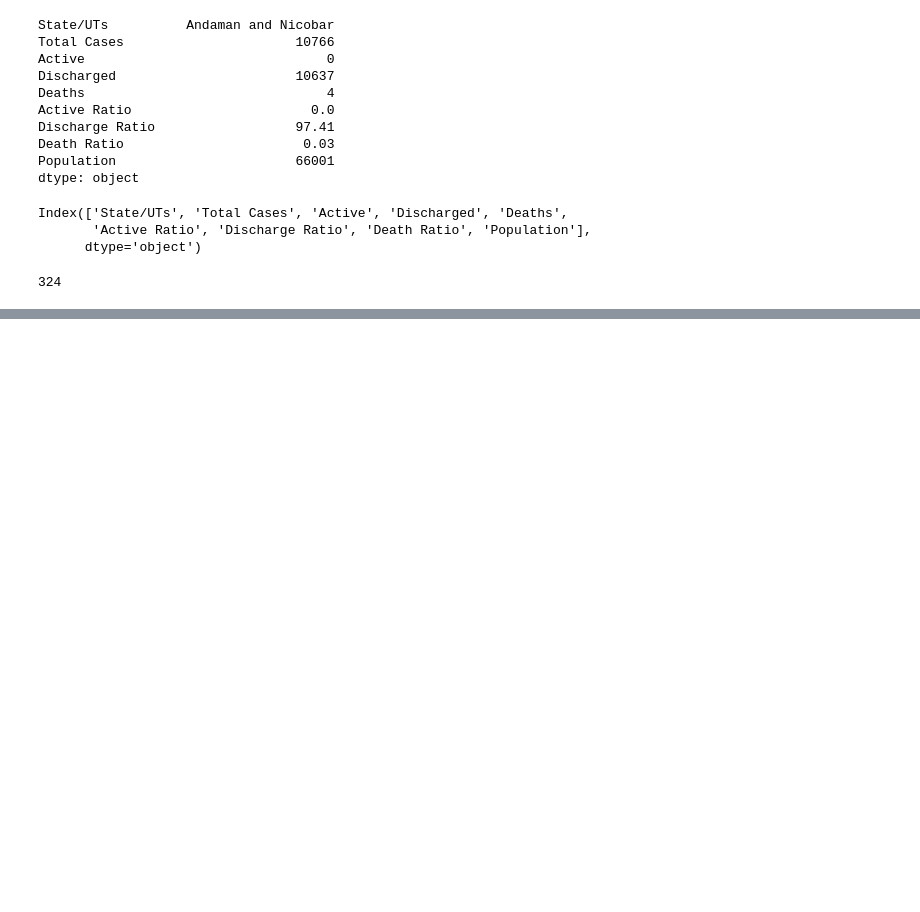
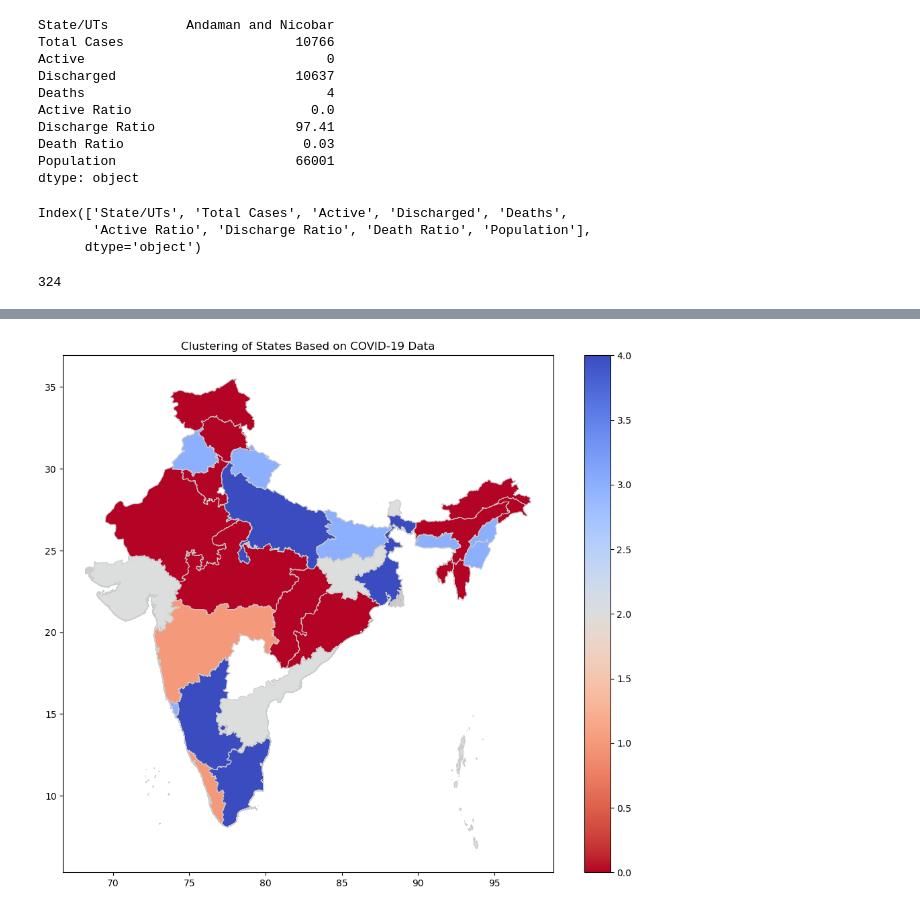
Before and after one commit to logesh-001/Covid_analysis, a Jupyter notebook: Covid.ipynb, the cells around one changed output, grey strips where cells are left out. Cells and saved outputs as stored; diff of their text form; code cells hidden in the pictures; blank space fills up the shorter version.

```diff
--- a/Covid.ipynb
+++ b/Covid.ipynb
@@ -87,0 +168,30 @@ plt.show()
+# %%
+import pandas as pd
+from sklearn.preprocessing import StandardScaler
+from sklearn.cluster import KMeans
+import matplotlib.pyplot as plt
+import geopandas as gpd
+  # Replace with actual shapefile path
+
+# Step 2: Select relevant columns for clustering
+features = data[['Death Ratio', 'Total Cases', 'Discharged', 'Population']]
+
+# Step 3: Standardize the features (important for clustering algorithms)
+scaler = StandardScaler()
+scaled_features = scaler.fit_transform(features)
+
+# Step 4: Apply KMeans clustering
+kmeans = KMeans(n_clusters=5, random_state=42)  # 3 clusters as an example
+data['Cluster'] = kmeans.fit_predict(scaled_features)
+
+# Step 5: Merge the clustering result with the geographical data
+merged_data = india_map.set_index('NAME_1').join(data.set_index('State/UTs'))
+
+# Step 6: Plot the clusters on a map
+fig, ax = plt.subplots(1, 1, figsize=(12, 10))
+merged_data.plot(column='Cluster', cmap='coolwarm_r', linewidth=0.8, ax=ax, edgecolor='0.8', legend=True)
+
+plt.title('Clustering of States Based on COVID-19 Data')
+plt.show()
+# %% [output]
+[figure, added]
```
Also changed, not shown: parts of 9 cells of this notebook, 21 other files.
